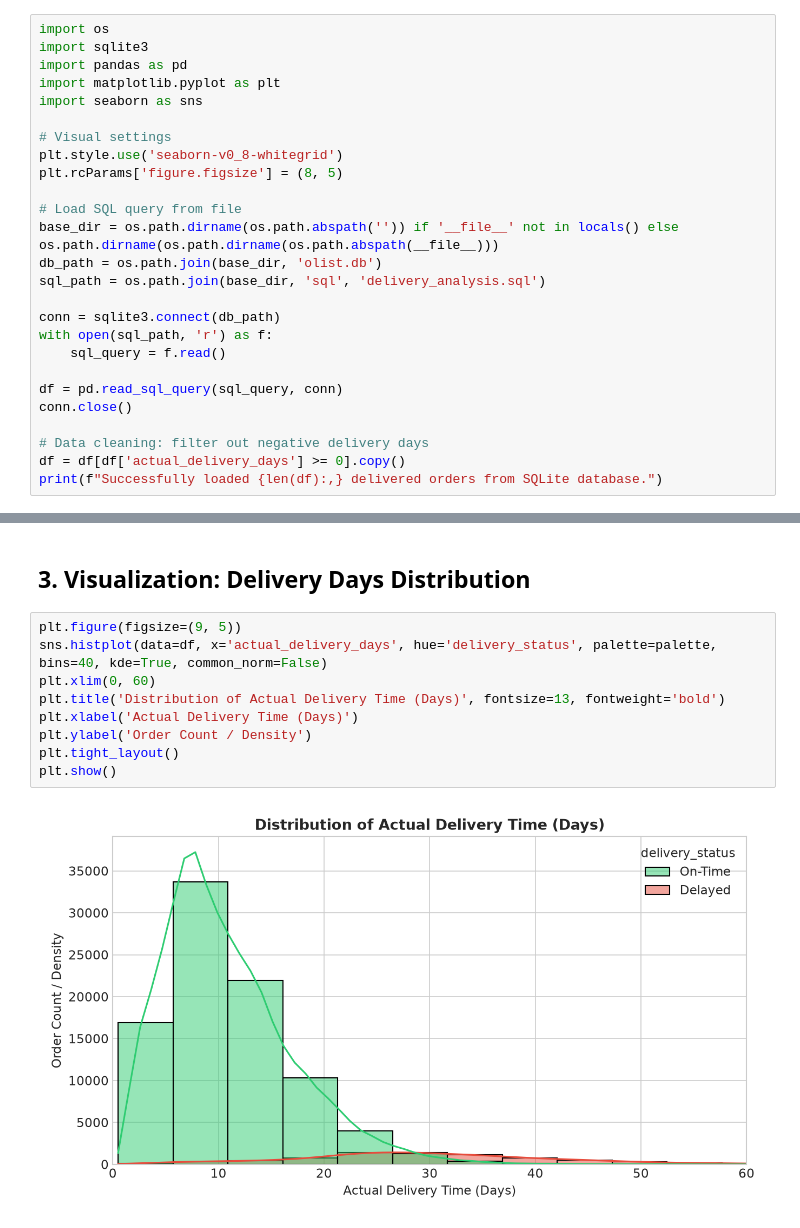
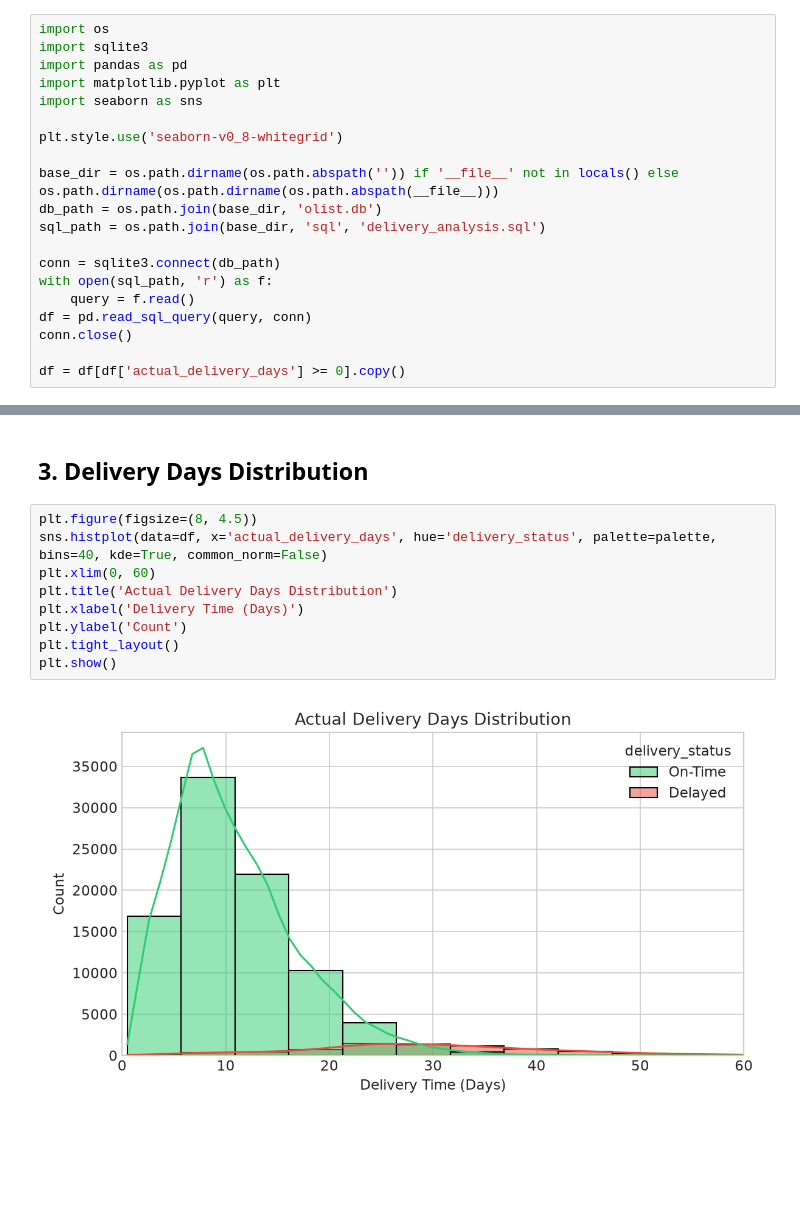
Before and after one commit to MohLGNDQ2D/Olist_Data_Analysis, a Jupyter notebook: notebooks/delivery_analysis.ipynb, the cells around one changed output, grey strips where cells are left out. Cells and saved outputs as stored; diff of their text form; blank space fills up the shorter version.

Commit message:
refactor: clean up notebook formatting and text

```diff
--- a/notebooks/delivery_analysis.ipynb
+++ b/notebooks/delivery_analysis.ipynb
@@ -10,22 +9,16 @@ import pandas as pd
 import matplotlib.pyplot as plt
 import seaborn as sns
 
-# Visual settings
 plt.style.use('seaborn-v0_8-whitegrid')
-plt.rcParams['figure.figsize'] = (8, 5)
 
-# Load SQL query from file
 base_dir = os.path.dirname(os.path.abspath('')) if '__file__' not in locals() else os.path.dirname(os.path.dirname(os.path.abspath(__file__)))
 db_path = os.path.join(base_dir, 'olist.db')
 sql_path = os.path.join(base_dir, 'sql', 'delivery_analysis.sql')
 
 conn = sqlite3.connect(db_path)
 with open(sql_path, 'r') as f:
-    sql_query = f.read()
-
-df = pd.read_sql_query(sql_query, conn)
+    query = f.read()
+df = pd.read_sql_query(query, conn)
 conn.close()
 
-# Data cleaning: filter out negative delivery days
 df = df[df['actual_delivery_days'] >= 0].copy()
-print(f"Successfully loaded {len(df):,} delivered orders from SQLite database.")
@@ -67,13 +57,13 @@ plt.show()
 # %% [markdown]
-## 3. Visualization: Delivery Days Distribution
+## 3. Delivery Days Distribution
 # %%
-plt.figure(figsize=(9, 5))
+plt.figure(figsize=(8, 4.5))
 sns.histplot(data=df, x='actual_delivery_days', hue='delivery_status', palette=palette, bins=40, kde=True, common_norm=False)
 plt.xlim(0, 60)
-plt.title('Distribution of Actual Delivery Time (Days)', fontsize=13, fontweight='bold')
-plt.xlabel('Actual Delivery Time (Days)')
-plt.ylabel('Order Count / Density')
+plt.title('Actual Delivery Days Distribution')
+plt.xlabel('Delivery Time (Days)')
+plt.ylabel('Count')
 plt.tight_layout()
 plt.show()
 # %% [output]
-[figure, old version]
+[figure, new version]
```
Also changed, not shown: parts of 11 cells of this notebook.
